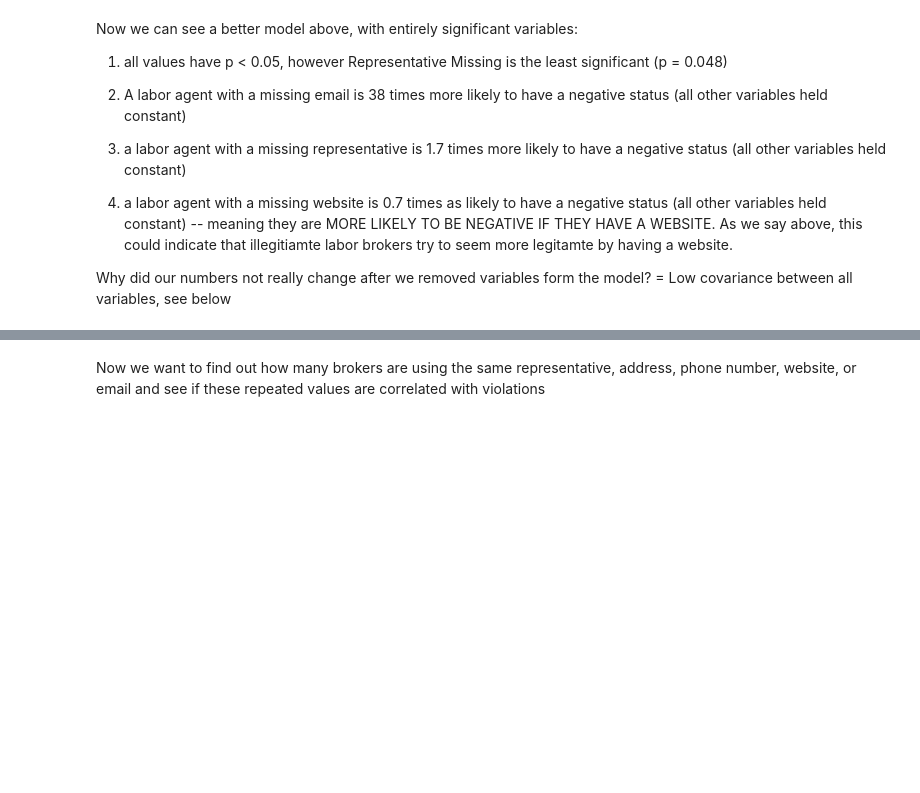
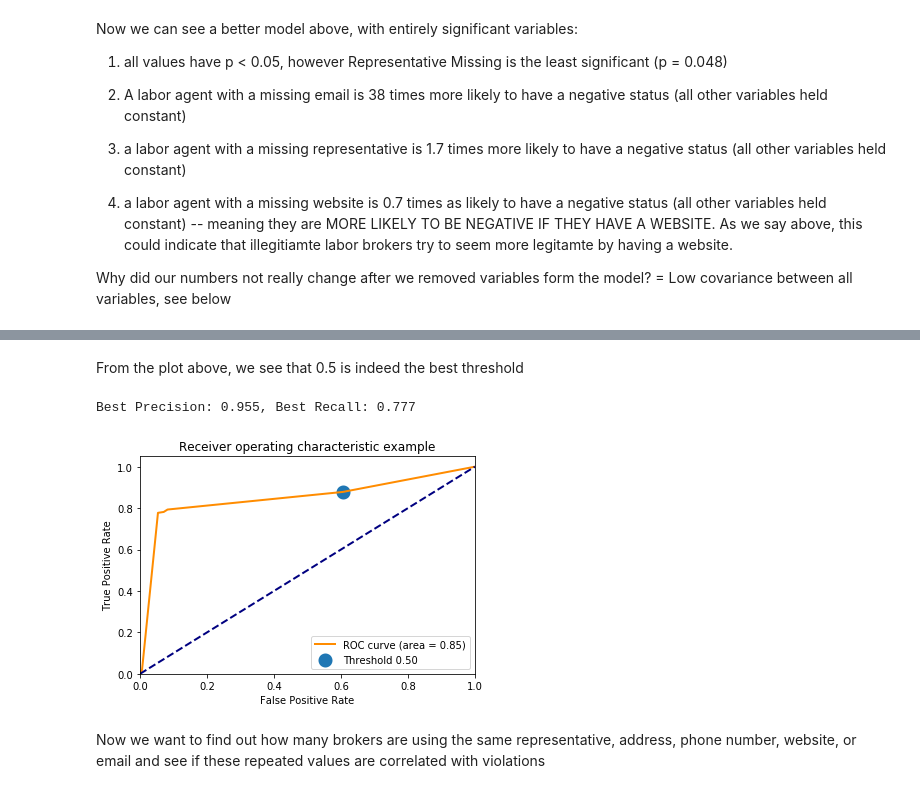
Before and after one commit to shahrezjan/CS506-Data-Mongers, a Jupyter notebook: Data_Exploration.ipynb, the cells around one changed output, grey strips where cells are left out. Saved outputs shown, nothing was run; the diff lists cells and outputs as text; code cells hidden in the pictures; blank space fills up the shorter version.

```diff
--- a/Data_Exploration.ipynb
+++ b/Data_Exploration.ipynb
@@ -421,3 +626,47 @@ dataframe.cov()
+# %% [markdown]
+From the plot above, we see that 0.5 is indeed the best threshold
+# %%
+F1, Prec, Rec = evalThresh(dataframe, 0.5)
+print('Best Precision: {:0.3f}, Best Recall: {:0.3f}'.format(Prec, Rec))
+# %% [output]
+Best Precision: 0.955, Best Recall: 0.777
+# %%
+def evaluate_ROC(y_train, X_train, y_test, X_test):
+
+    # learn model on training data
+    logit = sm.Logit(y_train, X_train)
+    result = logit.fit(disp=False)
+
+    # make probability predictions on test data
+    y_pred = result.predict(X_test)
+
+    # build ROC
+    fpr, tpr, thresholds = metrics.roc_curve(y_test, y_pred)
+    roc_auc = metrics.auc(fpr, tpr)
+
+    return fpr, tpr, thresholds, roc_auc
+
+fpr, tpr, thresholds, roc_auc = evaluate_ROC(train_dataframe['Negative Status'], train_dataframe[cols],
+                                             test_dataframe['Negative Status'], test_dataframe[cols])
+# %%
+lw = 2
+plt.plot(fpr, tpr, color='darkorange',
+         lw=lw, label='ROC curve (area = %0.2f)' % roc_auc)
+plt.plot([0, 1], [0, 1], color='navy', lw=lw, linestyle='--')
+plt.xlim([0.0, 1.0])
+plt.ylim([0.0, 1.05])
+plt.xlabel('False Positive Rate')
+plt.ylabel('True Positive Rate')
+plt.title('Receiver operating characteristic example')
+
+# Mark the point corresponding to threshold 0.5
+best_i = np.argmin(np.abs(thresholds - 0.5))
+plt.scatter([fpr[best_i]], [tpr[best_i]], linewidths=[4*lw], label='Threshold %0.2f' % thresholds[best_i])
+
+plt.legend(loc="lower right")
+plt.show()
+# %% [output]
+[figure, added]
 # %% [markdown]
 Now we want to find out how many brokers are using the same representative, address, phone number, website, or email and see if these repeated values are correlated with violations
 # %%
```
Also changed, not shown: parts of 25 cells of this notebook.
